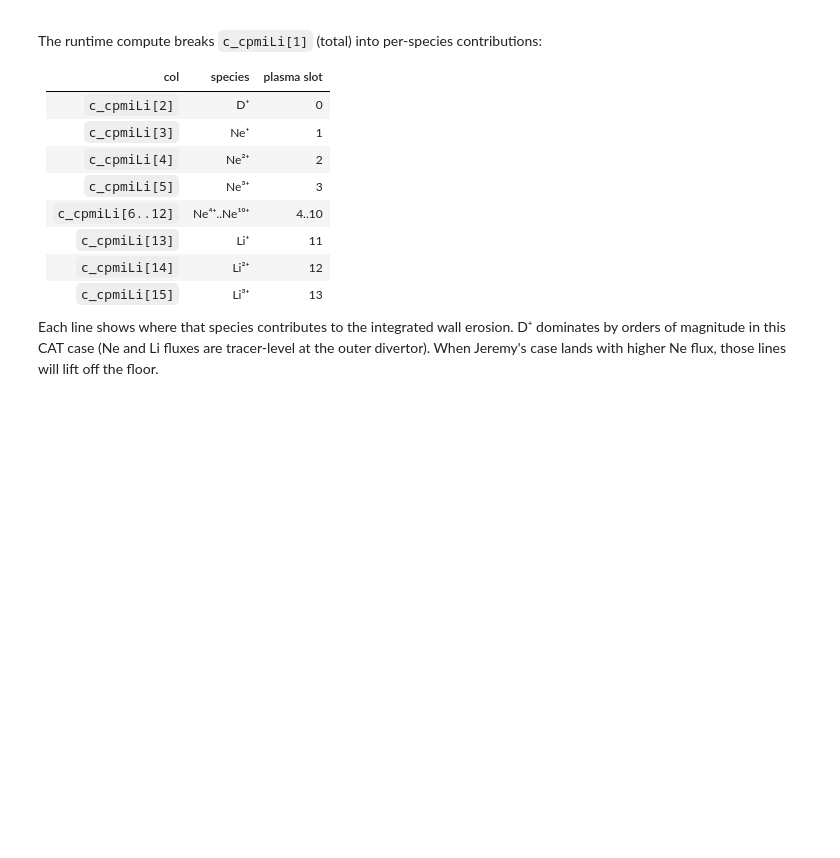
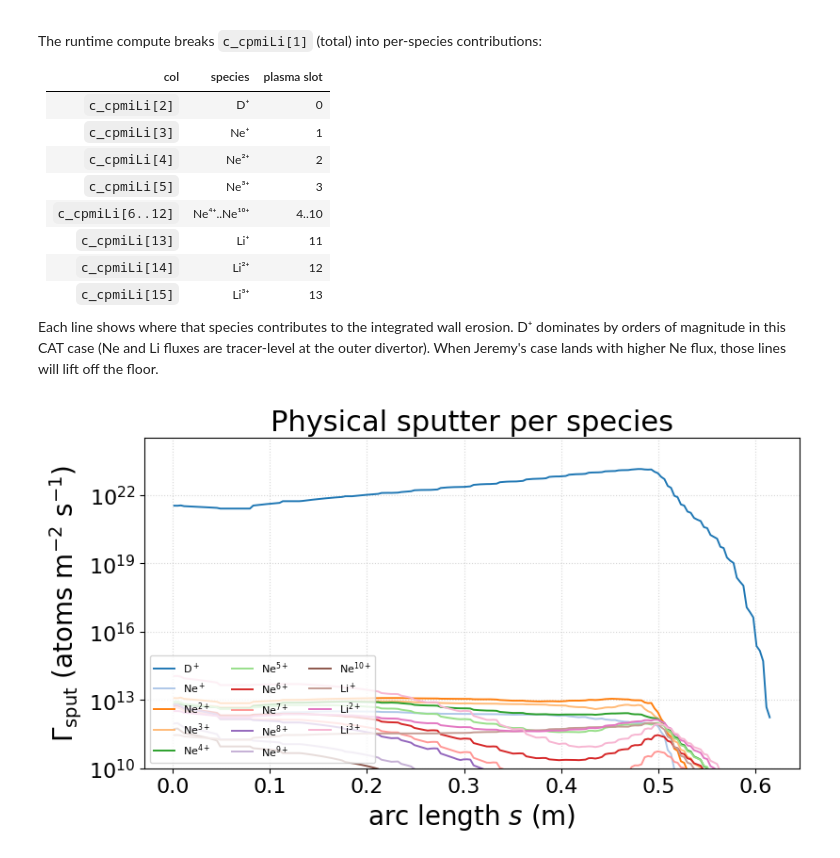
Before and after one commit to ORNL-Fusion/OpenEdge, a Jupyter notebook: examples/test_tsurf_emission/walkthrough.ipynb, the cells around one changed output. Saved outputs shown, nothing was run; the diff lists cells and outputs as text; code cells hidden in the pictures; blank space fills up the shorter version.

Commit message:
test_tsurf_emission: notebook per-species cleanup; halt-comment trim; baseline strip_ol.csv backup

```diff
--- a/examples/test_tsurf_emission/walkthrough.ipynb
+++ b/examples/test_tsurf_emission/walkthrough.ipynb
@@ -755,31 +766,34 @@ with higher Ne flux, those lines will lift off the floor.
 # %%
 species_labels = ["D$^+$",
                   "Ne$^+$",  "Ne$^{2+}$", "Ne$^{3+}$",
                   "Ne$^{4+}$", "Ne$^{5+}$", "Ne$^{6+}$",
                   "Ne$^{7+}$", "Ne$^{8+}$", "Ne$^{9+}$", "Ne$^{10+}$",
                   "Li$^+$",  "Li$^{2+}$", "Li$^{3+}$"]
 # c_cpmiLi[2..15] -> species 0..13
 species_cols = [f"c_cpmiLi[{i+2}]" for i in range(14)]
 
 fig, ax = plt.subplots(figsize=(8.5, 5.0))
 order = np.argsort(s_seg)
 import matplotlib as mpl
 cmap = mpl.colormaps['tab20']
 for i, (col, lbl) in enumerate(zip(species_cols, species_labels)):
     if col not in data: continue
     f = data[col][order]
     if np.nanmax(f) <= 0: continue
     ax.semilogy(s_seg[order], np.where(f>0, f, np.nan),
                 "-", lw=1.4, color=cmap(i), label=lbl)
-# total on top in black for context
-if "c_cpmiLi[1]" in data:
-    f = data["c_cpmiLi[1]"][order]
-    ax.semilogy(s_seg[order], np.where(f>0, f, np.nan),
-                "-", lw=2.5, color="black", label="total")
+
+# # total on top in black for context
+# if "c_cpmiLi[1]" in data:
+#     f = data["c_cpmiLi[1]"][order]
+#     ax.semilogy(s_seg[order], np.where(f>0, f, np.nan),
+#                 "-", lw=2.5, color="black", label="total")
 ax.set_xlabel(r"arc length $s$ (m)")
 ax.set_ylabel(r"$\Gamma_\mathrm{sput}$ (atoms m$^{-2}$ s$^{-1}$)")
-ax.set_title("Physical sputter per projectile species")
+ax.set_title("Physical sputter per species")
 ax.set_ylim(bottom=1e10)
 ax.grid(True, which="both", ls=":", alpha=0.5)
 ax.legend(loc="lower left", ncol=3, fontsize=8)
 plt.tight_layout(); plt.show()
+# %% [output]
+[figure, added]
```
Also changed, not shown: parts of 12 cells of this notebook, 2 other files.
